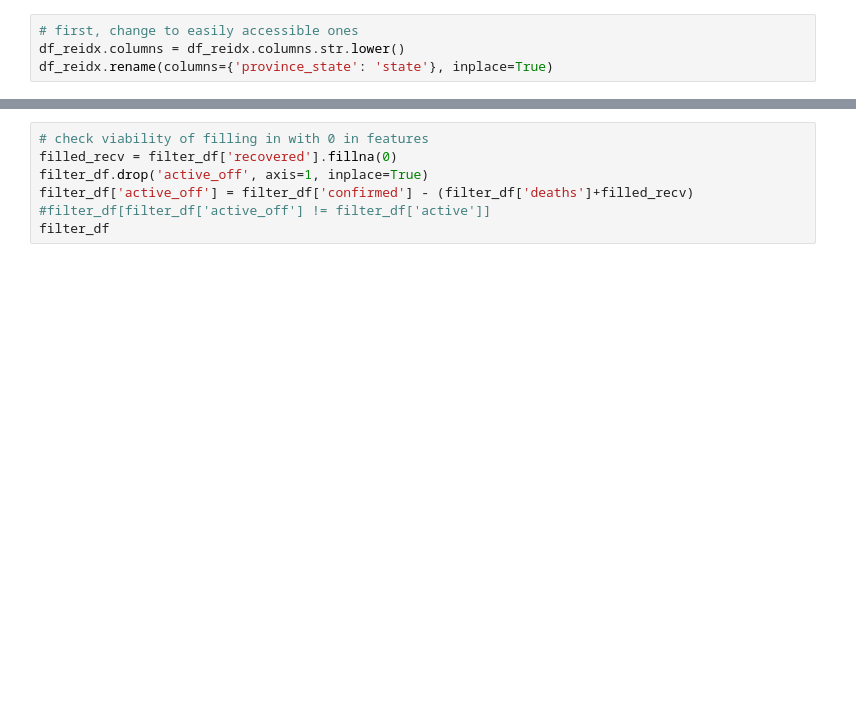
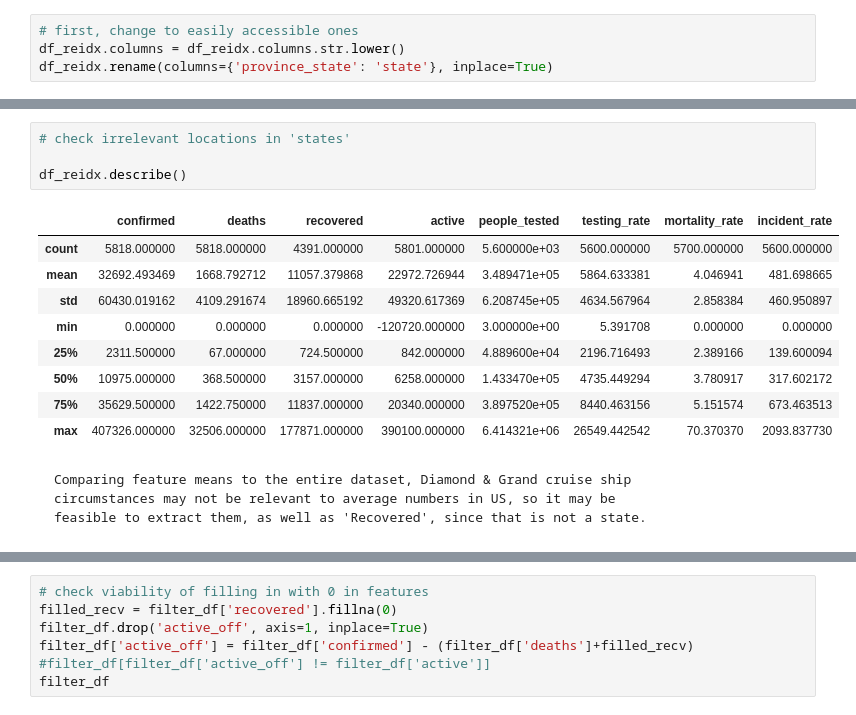
Before and after one commit to jungsNN/covid19-forecast, a Jupyter notebook: rough_draft_2.ipynb, the cells around one changed output, grey strips where cells are left out. Drawn from its saved outputs; the diff is of its cells as text; blank space fills up the shorter version.

```diff
--- a/rough_draft_2.ipynb
+++ b/rough_draft_2.ipynb
@@ -199,2 +230,20 @@ filter_df[filter_df.state == 'Diamond Princess']
+# %%
+# check irrelevant locations in 'states'
+
+df_reidx.describe()
+# %% [output]
+|  | confirmed | deaths | recovered | active | people_tested | testing_rate | mortality_rate | incident_rate |
+| count | 5818.000000 | 5818.000000 | 4391.000000 | 5801.000000 | 5.600000e+03 | 5600.000000 | 5700.000000 | 5600.000000 |
+| mean | 32692.493469 | 1668.792712 | 11057.379868 | 22972.726944 | 3.489471e+05 | 5864.633381 | 4.046941 | 481.698665 |
+| std | 60430.019162 | 4109.291674 | 18960.665192 | 49320.617369 | 6.208745e+05 | 4634.567964 | 2.858384 | 460.950897 |
+| min | 0.000000 | 0.000000 | 0.000000 | -120720.000000 | 3.000000e+00 | 5.391708 | 0.000000 | 0.000000 |
+| 25% | 2311.500000 | 67.000000 | 724.500000 | 842.000000 | 4.889600e+04 | 2196.716493 | 2.389166 | 139.600094 |
+| 50% | 10975.000000 | 368.500000 | 3157.000000 | 6258.000000 | 1.433470e+05 | 4735.449294 | 3.780917 | 317.602172 |
+| 75% | 35629.500000 | 1422.750000 | 11837.000000 | 20340.000000 | 3.897520e+05 | 8440.463156 | 5.151574 | 673.463513 |
+| max | 407326.000000 | 32506.000000 | 177871.000000 | 390100.000000 | 6.414321e+06 | 26549.442542 | 70.370370 | 2093.837730 |
+# %% [markdown]
+    Comparing feature means to the entire dataset, Diamond & Grand cruise ship
+    circumstances may not be relevant to average numbers in US, so it may be
+    feasible to extract them, as well as 'Recovered', since that is not a state.
 # %%
 # drop cruise ships & other not relevant
```
Also changed, not shown: parts of 28 cells of this notebook.
